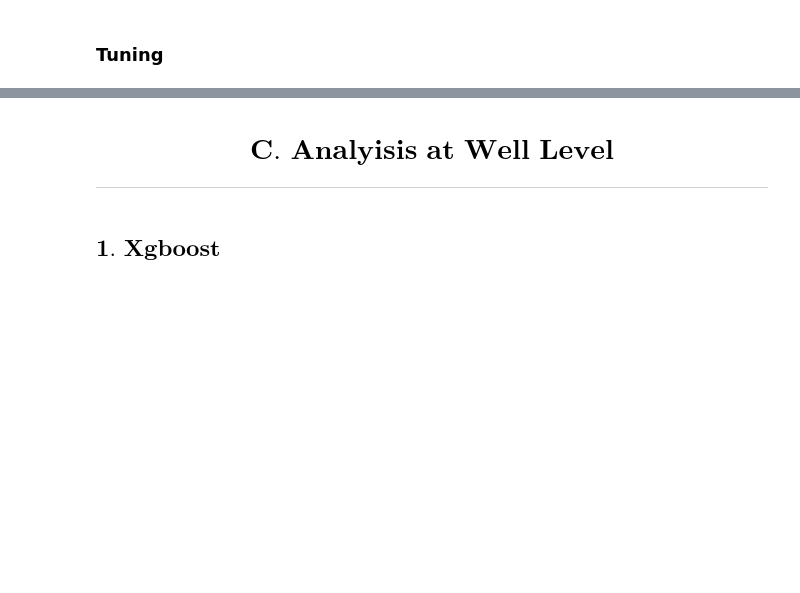
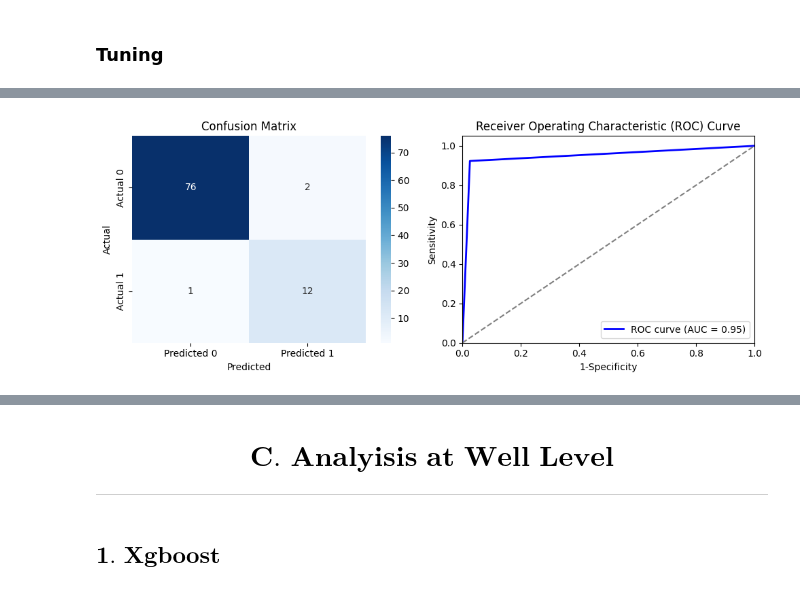
Before and after one commit to kameshcodes/ms-project, a Jupyter notebook: notebooks/6_daily_averaged_data.ipynb, the cells around one changed output, grey strips where cells are left out. Saved outputs shown, nothing was run; the diff lists cells and outputs as text; code cells hidden in the pictures; blank space fills up the shorter version.

```diff
--- a/notebooks/6_daily_averaged_data.ipynb
+++ b/notebooks/6_daily_averaged_data.ipynb
@@ -450,0 +493,9 @@ calculate_metrics_from_confusion_matrix(cm3)
+# %%
+best_rf_model = RandomForestClassifier(**best_params, random_state=1)
+best_rf_model.fit(X_train, y_train)
+
+y_pred_rf3 = best_rf_model.predict(X_test)
+# %%
+cm3 = plot_roc_curve_and_confusion_matrix(y_test, y_pred_rf3)
+# %% [output]
+[figure, added]
```
Also changed, not shown: parts of 3 cells of this notebook.
